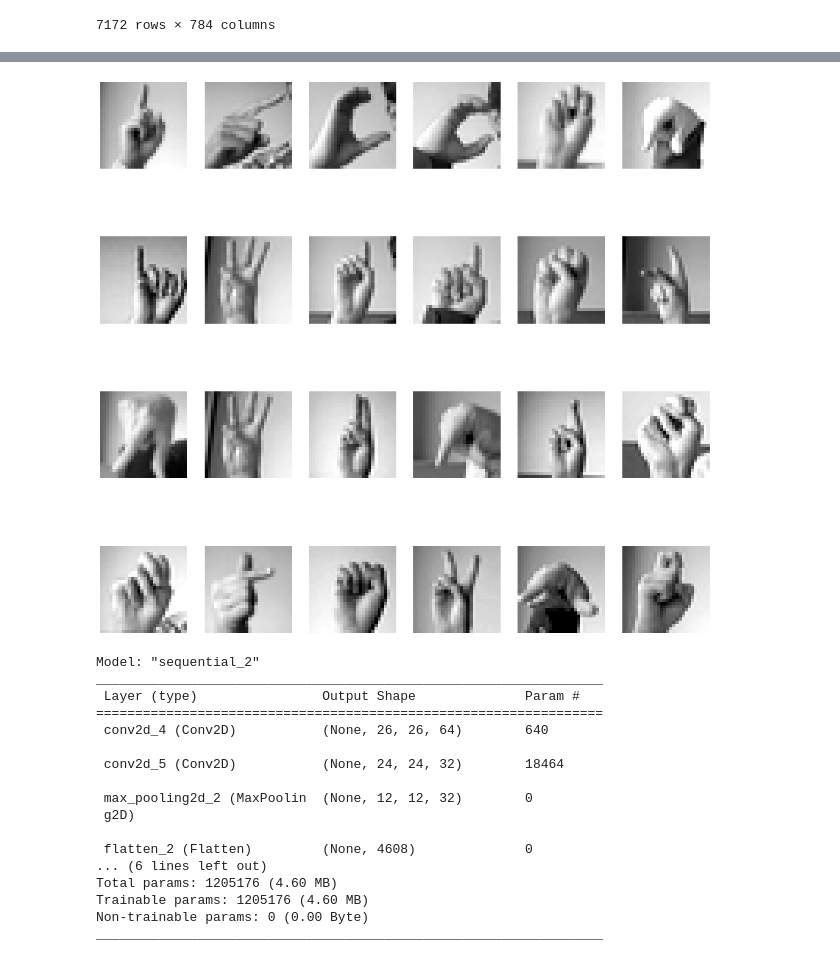
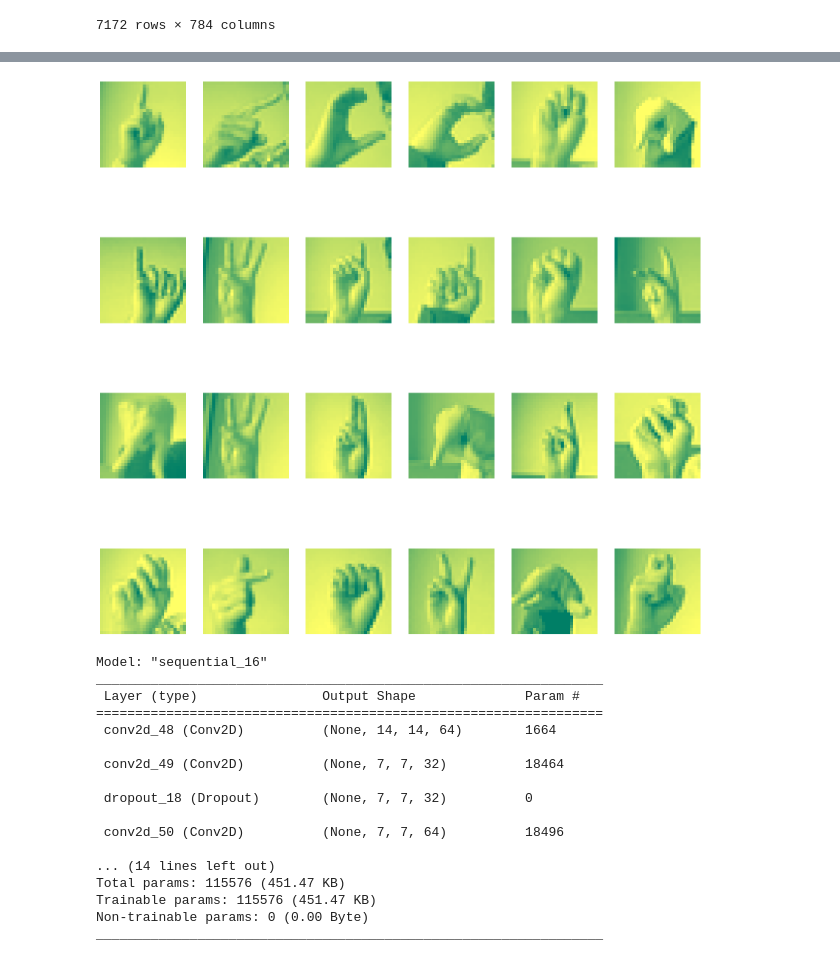
Before and after one commit to Cortijo02/MG, a Jupyter notebook: DeteccionSignos/notebook.ipynb, the cells around one changed output, grey strips where cells are left out. Saved outputs shown, nothing was run; the diff lists cells and outputs as text; code cells hidden in the pictures.

```diff
--- a/DeteccionSignos/notebook.ipynb
+++ b/DeteccionSignos/notebook.ipynb
@@ -78,24 +81,24 @@ test
 # %%
-train = train.values.reshape(-1, 28,28,1)
+train = train.values.reshape(-1, 28,28,1).astype('float64')
 
 def plot_Image (X_train):
     plt.rc('font', size=10)
     plt.rc('legend', fontsize= 10)
     plt.rc('xtick', labelsize= 8)
     plt.rc('ytick', labelsize= 8)
 
     fig, ax = plt.subplots(4, 6, figsize = (20, 20))
 
     img_idx = 0
     for i in range(4):
         for j in range(6):
-            ax[i][j].imshow(X_train[img_idx], cmap = 'grey')
+            ax[i][j].imshow(X_train[img_idx], cmap = 'summer')
             ax[i][j].axis('off')
             img_idx += 1
 
     plt.show()
 
 plot_Image(train)
 # %% [output]
-[figure, old version]
+[figure, new version]
 # %%
@@ -107,14 +113,17 @@ Y_test  = LabelBinarizer().fit_transform(Y_test)
 # %%
-model = model = tf.keras.Sequential()
+model = tf.keras.Sequential()
 
-model.add(layers.Conv2D(filters=64, kernel_size=(3,3), activation=tf.nn.relu, input_shape = (28,28,1)))
-model.add(layers.Conv2D(filters=32, kernel_size=(3,3), activation=tf.nn.relu))
-model.add(layers.MaxPool2D(pool_size=(2,2),strides=(2,2)))
-#model.add(layers.Dropout(0.25))
+model.add(layers.Conv2D(filters=64, kernel_size=(5,5),  padding='Same' , strides=(2,2), activation=tf.nn.relu, input_shape = (28,28,1)))
+model.add(layers.Conv2D(filters=32, kernel_size=(3,3),  padding='Same', strides=(2,2), activation=tf.nn.relu))
+model.add(layers.Dropout(0.25))
+
+model.add(layers.Conv2D(filters=64, kernel_size=(3,3), padding='Same' , activation=tf.nn.relu))
+model.add(layers.MaxPool2D(pool_size=(2,2)))
+model.add(layers.Dropout(0.25))
 
 model.add(layers.Flatten())
-model.add(layers.Dense(256,activation=tf.nn.relu))
-#model.add(layers.Dropout(0.25))
+model.add(layers.Dense(128,activation=tf.nn.relu))
+model.add(layers.Dropout(0.25))
 model.add(layers.Dense(24,activation=tf.nn.softmax))
 
 model.summary()
@@ -122,21 +131,21 @@ model.summary()
 
 model.compile(loss='CategoricalCrossentropy', metrics=['accuracy'], optimizer = Adam())
 # %% [output]
-Model: "sequential_2"
+Model: "sequential_16"
 _________________________________________________________________
  Layer (type)                Output Shape              Param #
 =================================================================
- conv2d_4 (Conv2D)           (None, 26, 26, 64)        640
+ conv2d_48 (Conv2D)          (None, 14, 14, 64)        1664
 
- conv2d_5 (Conv2D)           (None, 24, 24, 32)        18464
+ conv2d_49 (Conv2D)          (None, 7, 7, 32)          18464
 
- max_pooling2d_2 (MaxPoolin  (None, 12, 12, 32)        0
- g2D)
+ dropout_18 (Dropout)        (None, 7, 7, 32)          0
 
- flatten_2 (Flatten)         (None, 4608)              0
-... (6 lines left out)
-Total params: 1205176 (4.60 MB)
-Trainable params: 1205176 (4.60 MB)
+ conv2d_50 (Conv2D)          (None, 7, 7, 64)          18496
+
+... (14 lines left out)
+Total params: 115576 (451.47 KB)
+Trainable params: 115576 (451.47 KB)
 Non-trainable params: 0 (0.00 Byte)
 _________________________________________________________________
 # %%
```
Also changed, not shown: parts of 8 cells of this notebook, 1 other file.
